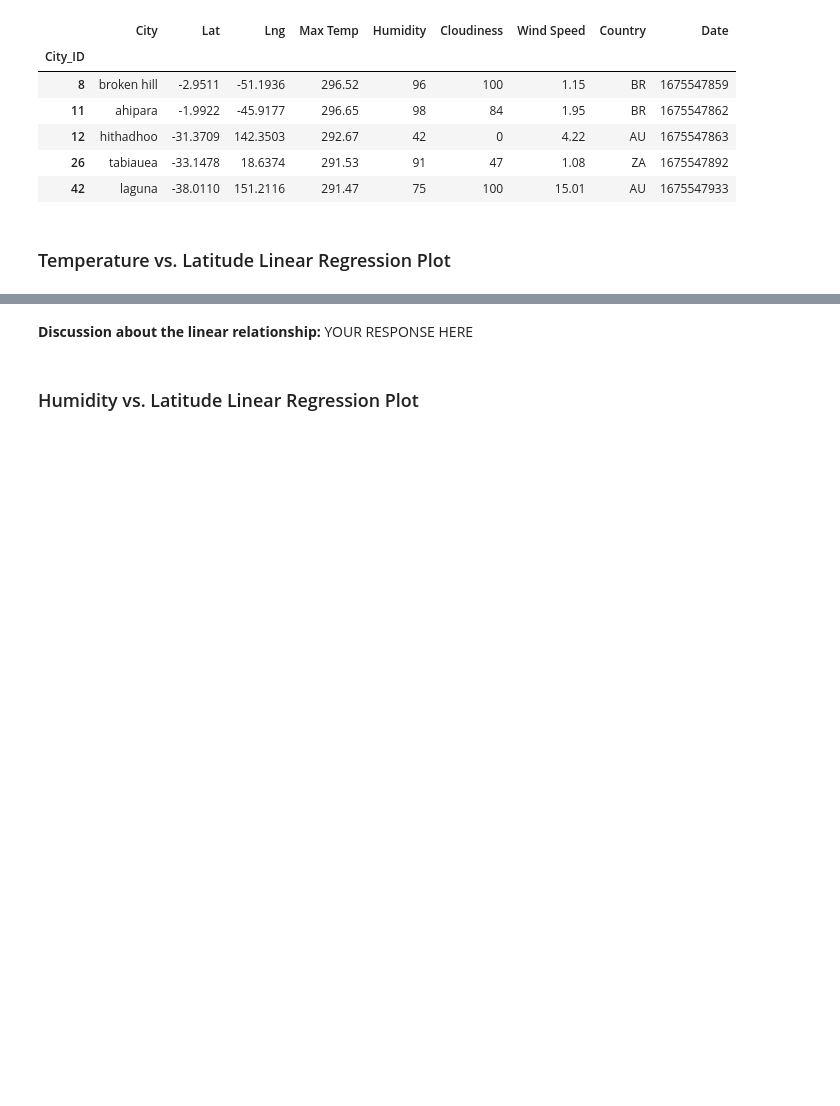
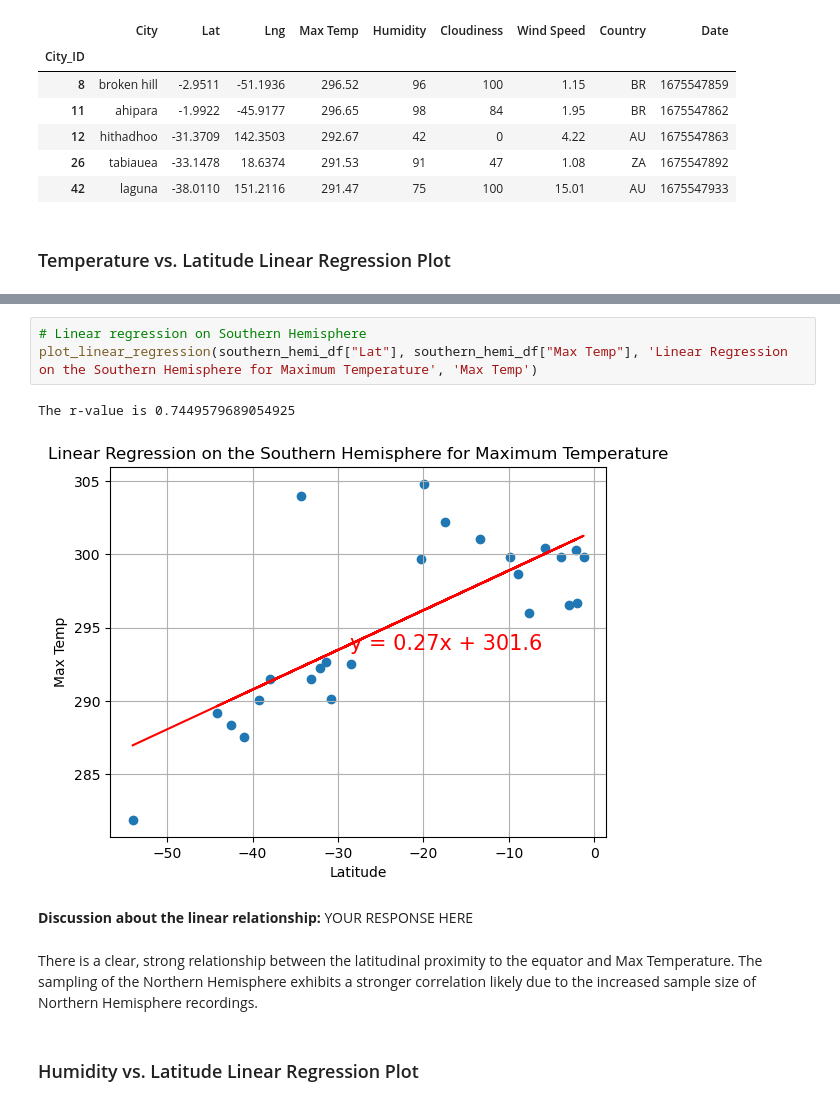
Before and after one commit to bennettnorth/python-api-challenge, a Jupyter notebook: WeatherPy.ipynb, the cells around one changed output, grey strips where cells are left out. Cells and saved outputs as stored; diff of their text form; blank space fills up the shorter version.

```diff
--- a/WeatherPy.ipynb
+++ b/WeatherPy.ipynb
@@ -315,4 +322,12 @@ The r-value is: 0.4121057168607245
+# %%
+# Linear regression on Southern Hemisphere
+plot_linear_regression(southern_hemi_df["Lat"], southern_hemi_df["Max Temp"], 'Linear Regression on the Southern Hemisphere for Maximum Temperature', 'Max Temp')
+# %% [output]
+The r-value is 0.7449579689054925
+[figure, added]
 # %% [markdown]
 **Discussion about the linear relationship:** YOUR RESPONSE HERE
+# %% [markdown]
+There is a clear, strong relationship between the latitudinal proximity to the equator and Max Temperature. The sampling of the Northern Hemisphere exhibits a stronger correlation likely due to the increased sample size of Northern Hemisphere recordings.
 # %% [markdown]
 ### Humidity vs. Latitude Linear Regression Plot
```
Also changed, not shown: parts of 20 cells of this notebook.
